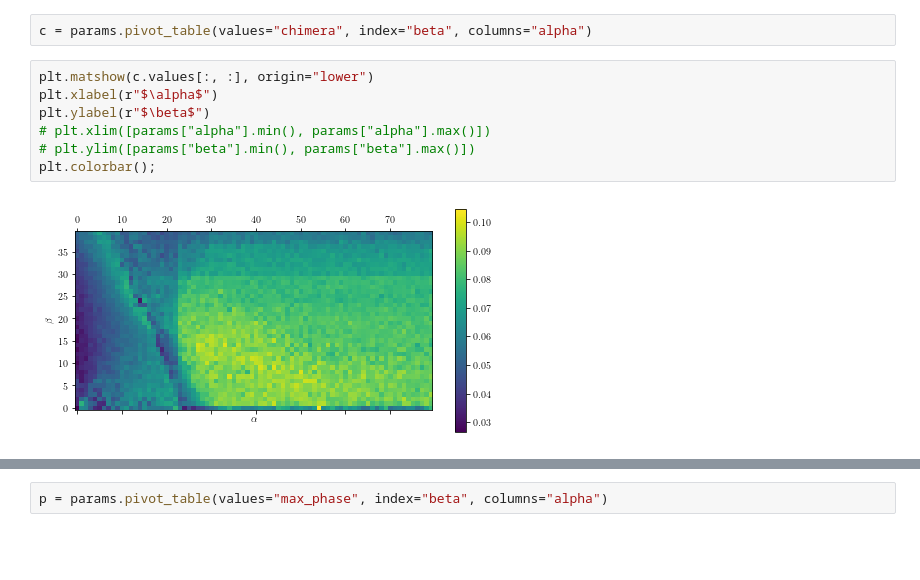
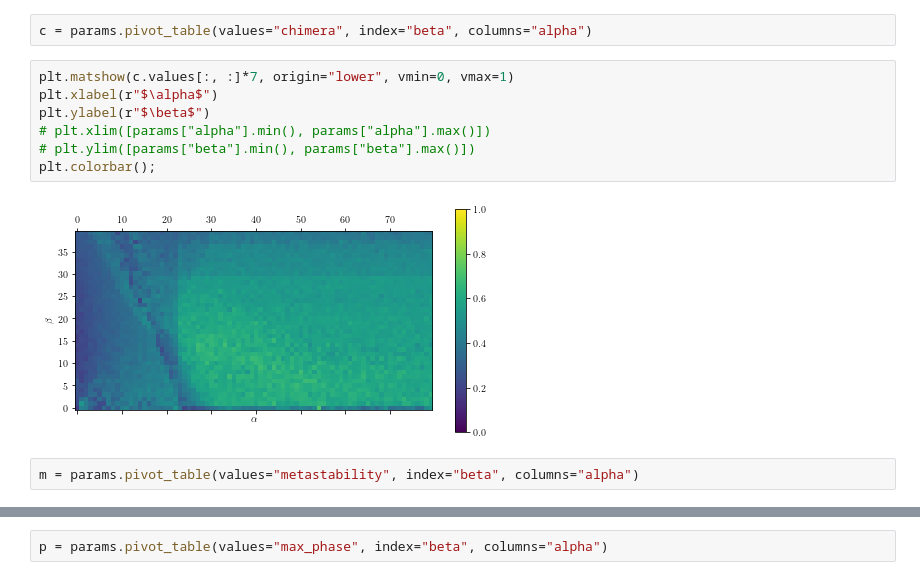
Before and after one commit to henmitch/chimera-2019, a Jupyter notebook: code/python/landscape_analysis.ipynb, the cells around one changed output, grey strips where cells are left out. Saved outputs shown, nothing was run; the diff lists cells and outputs as text; blank space fills up the shorter version.

```diff
--- a/code/python/landscape_analysis.ipynb
+++ b/code/python/landscape_analysis.ipynb
@@ -28,11 +49,13 @@ params.head()
 # %%
 c = params.pivot_table(values="chimera", index="beta", columns="alpha")
 # %%
-plt.matshow(c.values[:, :], origin="lower")
+plt.matshow(c.values[:, :]*7, origin="lower", vmin=0, vmax=1)
 plt.xlabel(r"$\alpha$")
 plt.ylabel(r"$\beta$")
 # plt.xlim([params["alpha"].min(), params["alpha"].max()])
 # plt.ylim([params["beta"].min(), params["beta"].max()])
 plt.colorbar();
 # %% [output]
-[figure, old version]
+[figure, new version]
+# %%
+m = params.pivot_table(values="metastability", index="beta", columns="alpha")
```
Also changed, not shown: parts of 8 cells of this notebook, 3 other files.
